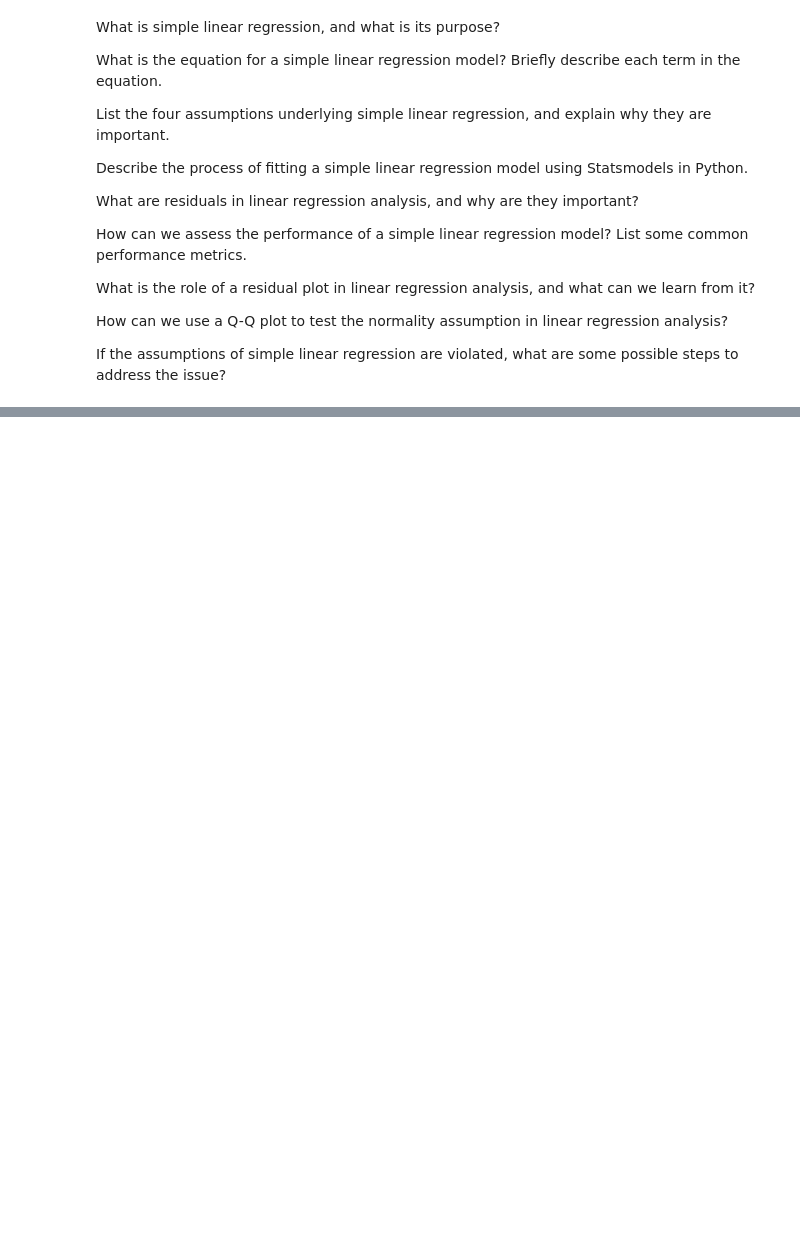
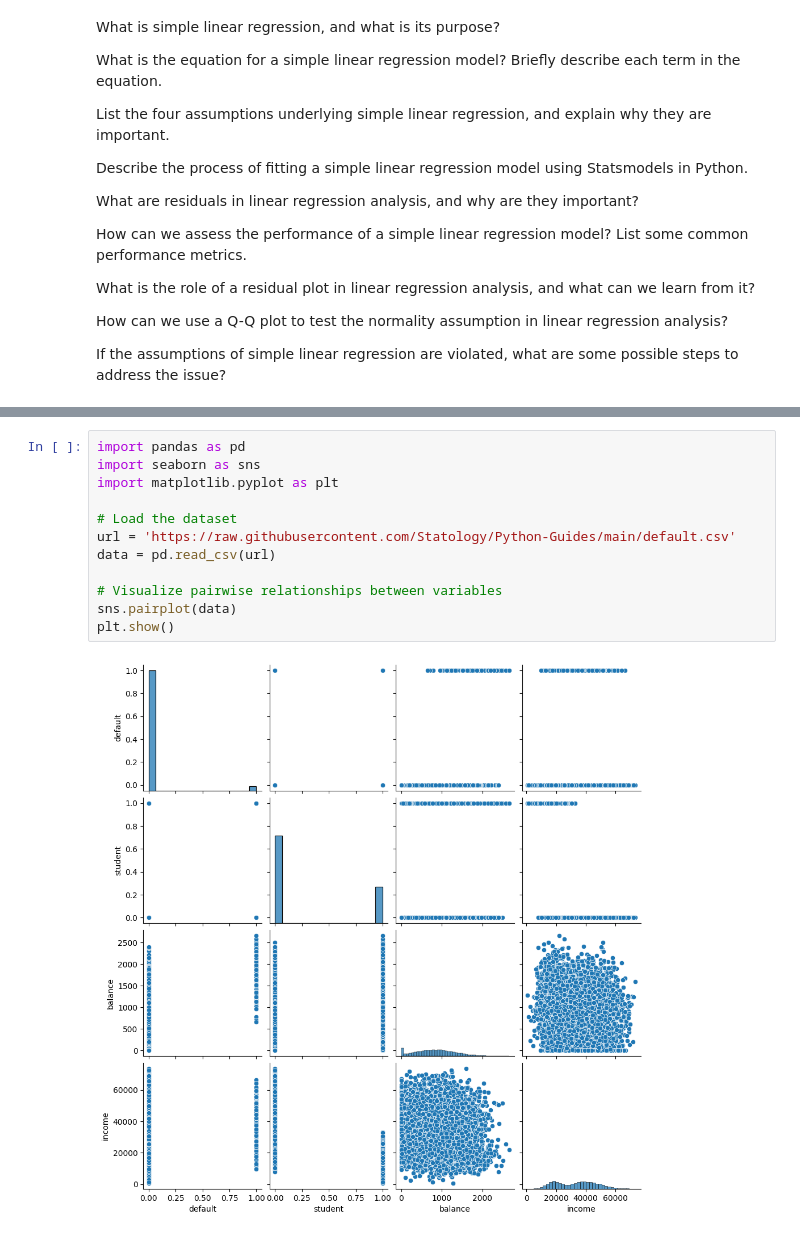
Before and after one commit to SSSpock/skillspire, a Jupyter notebook: regression.ipynb, the cells around one changed output, grey strips where cells are left out. Drawn from its saved outputs; the diff is of its cells as text; blank space fills up the shorter version.

```diff
--- a/regression.ipynb
+++ b/regression.ipynb
@@ -275,0 +306,14 @@ If the assumptions of simple linear regression are violated, what are some possi
+# %%
+import pandas as pd
+import seaborn as sns
+import matplotlib.pyplot as plt
+
+# Load the dataset
+url = 'https://raw.githubusercontent.com/Statology/Python-Guides/main/default.csv'
+data = pd.read_csv(url)
+
+# Visualize pairwise relationships between variables
+sns.pairplot(data)
+plt.show()
+# %% [output]
+[figure, added]
```
Also changed, not shown: parts of 36 cells of this notebook.
